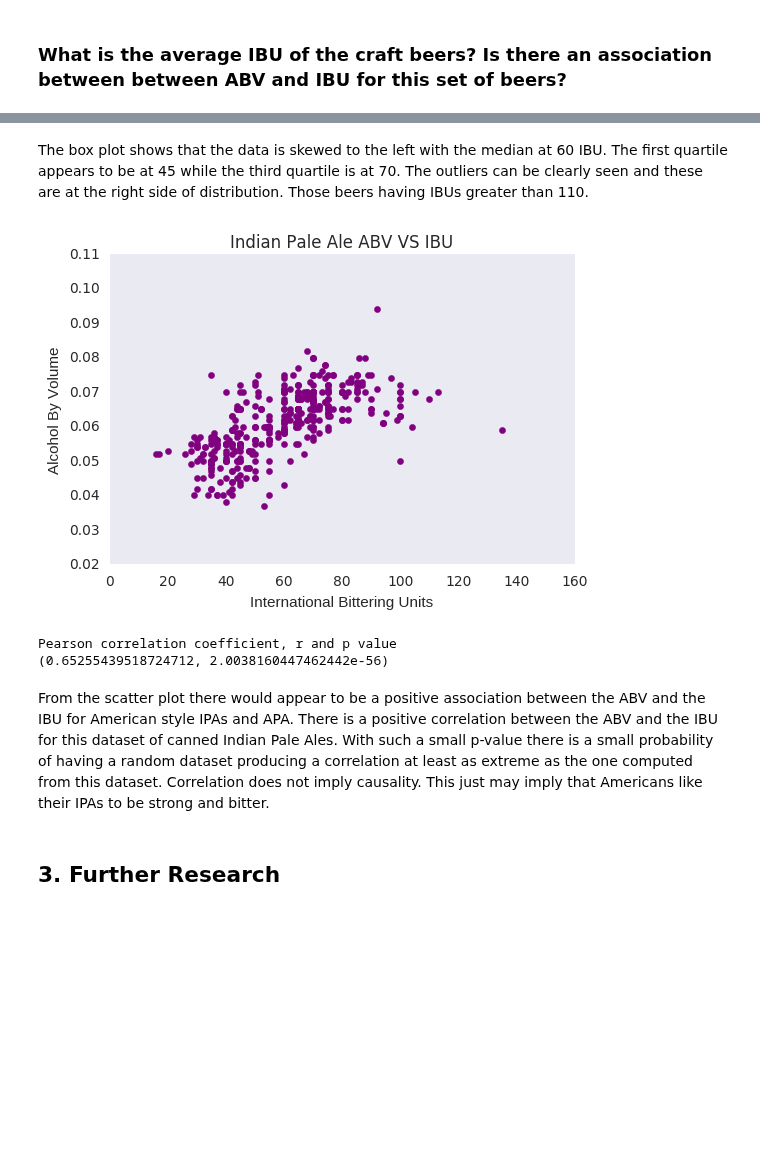
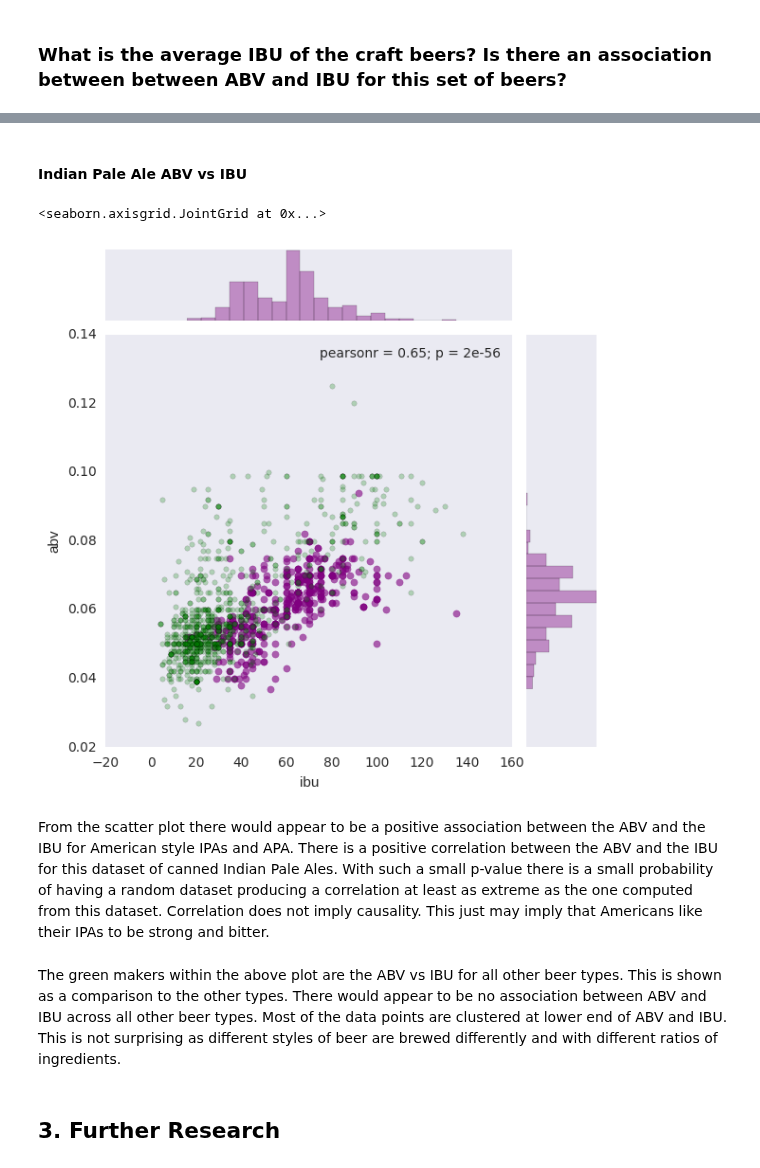
Before and after one commit to 315iah515/Thinkful-Notebooks, a Jupyter notebook: Prep/CapstoneAnalyticReport.ipynb, the cells around one changed output, grey strips where cells are left out. Drawn from its saved outputs; the diff is of its cells as text; code cells hidden in the pictures; blank space fills up the shorter version.

```diff
--- a/Prep/CapstoneAnalyticReport.ipynb
+++ b/Prep/CapstoneAnalyticReport.ipynb
@@ -208,21 +213,18 @@ plt.show()
-# %% [markdown]
-The box plot shows that the data is skewed to the left with the median at 60 IBU. The first quartile appears to be at 45 while the third quartile is at 70. The outliers can be clearly seen and these are at the right side of distribution. Those beers having IBUs greater than 110.
-# %%
-plt.scatter(y=ipa_df['abv'], x=ipa_df['ibu'], color='purple')
-plt.xlabel('International Bittering Units')
-plt.ylabel('Alcohol By Volume')
-plt.title('Indian Pale Ale ABV VS IBU')
-plt.show()
-from scipy.stats import pearsonr
-data = ipa_df.dropna()
-print('Pearson correlation coefficient, r and p value')
-print(pearsonr(x=data['ibu'], y=data['abv']))
-# %% [output]
-[figure, removed]
-Pearson correlation coefficient, r and p value
-(0.65255439518724712, 2.0038160447462442e-56)
+# %% [markdown]
+#### Indian Pale Ale ABV vs IBU
+# %%
+data = ipa_df.dropna()
+g = sns.jointplot(x='ibu', y='abv', data=data, color='purple', s=27, alpha=0.6)
+g.x = others_df['ibu']
+g.y = others_df['abv']
+g.plot_joint(plt.scatter, c='g', facecolors='none', s=15, alpha=0.25)
+# %% [output]
+<seaborn.axisgrid.JointGrid at 0x...>
+[figure, added]
 # %% [markdown]
 From the scatter plot there would appear to be a positive association between the ABV and the IBU for American style IPAs and APA. There is a positive correlation between the ABV and the IBU for this dataset of canned Indian Pale Ales. With such a small p-value there is a small probability of having a random dataset producing a correlation at least as extreme as the one computed from this dataset. Correlation does not imply causality. This just may imply that Americans like their IPAs to be strong and bitter.
+# %% [markdown]
+The green makers within the above plot are the ABV vs IBU for all other beer types.  This is shown as a comparison to the other types. There would appear to be no association between ABV and IBU across all other beer types. Most of the data points are clustered at lower end of ABV and IBU. This is not surprising as different styles of beer are brewed differently and with different ratios of ingredients.
 # %% [markdown]
 ## 3. Further Research
 # %% [markdown]
```
Also changed, not shown: parts of 11 cells of this notebook.
